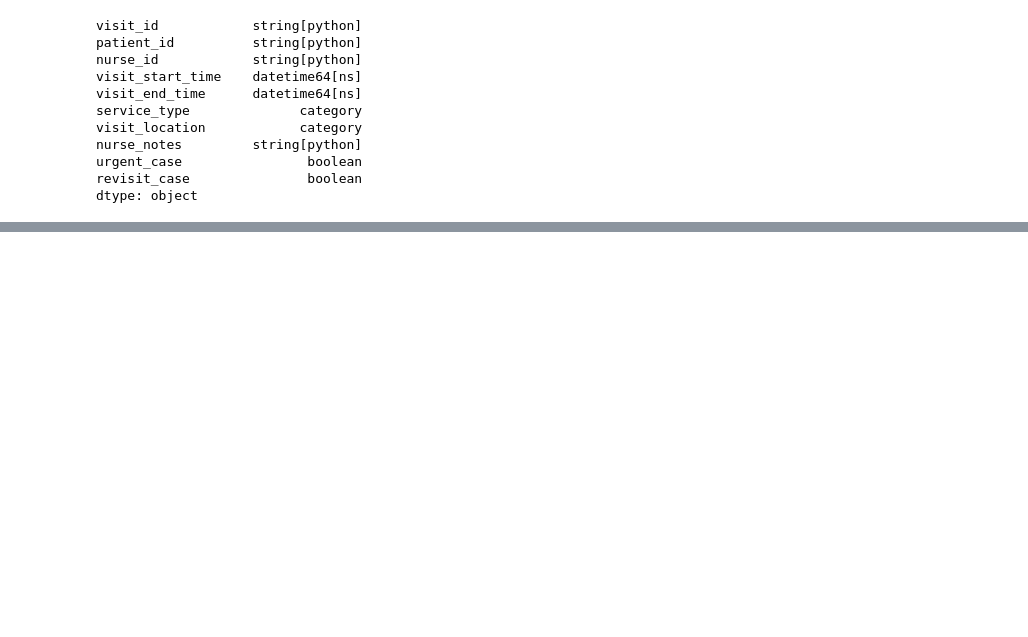
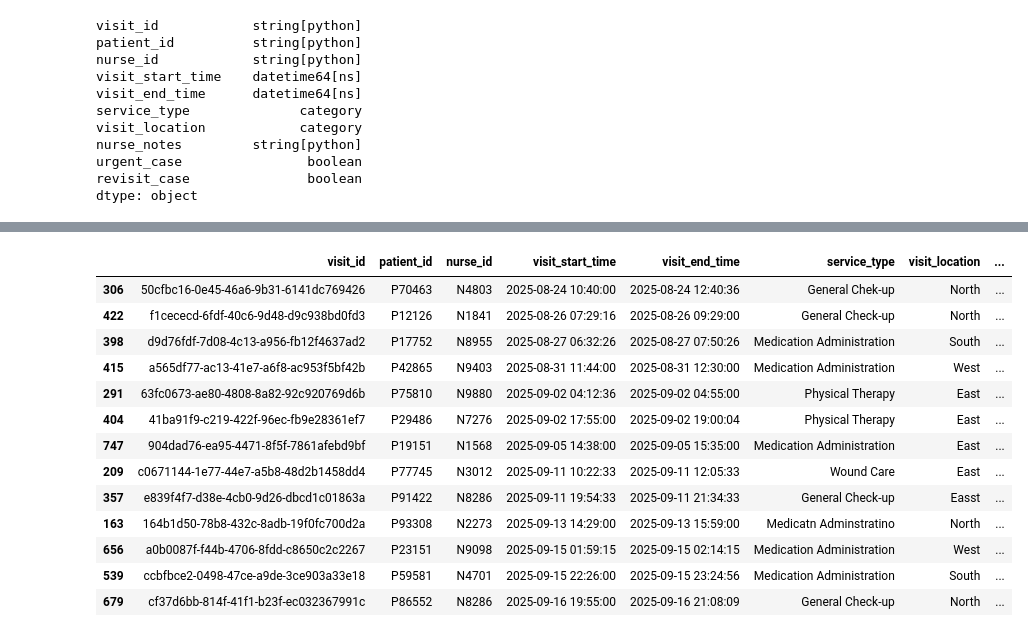
Before and after one commit to tawanwetaya-debug/speedoc_assignment, a Jupyter notebook: data_analysis.ipynb, the cells around one changed output, grey strips where cells are left out. Drawn from its saved outputs; the diff is of its cells as text; code cells hidden in the pictures; blank space fills up the shorter version.

```diff
--- a/data_analysis.ipynb
+++ b/data_analysis.ipynb
@@ -231,0 +266,25 @@ dtype: object
+# %%
+# keep urgent_case that are greater than 120 minutes but drop the non-urgent cases that are greater than 120 minutes
+df = df[~((df['visit_duration_minutes'] > 120) & (df['urgent_case'] == False))]
+# %%
+# given answer from the responded, assume that the travel duration is 15 minutes at the beginning of the day and the rest will calculate the travel distance minute from the last visit date
+
+# sort value by nurse_id and visit_start_time
+
+df = df.sort_values(["nurse_id", "visit_start_time"])
+
+df["prev_visit_end_time"] = df.groupby("nurse_id")["visit_end_time"].shift(1)
+
+same_day = (
+    df["visit_start_time"].dt.date ==
+    df["prev_visit_end_time"].dt.date
+)
+
+df["travel_duration_min"] = (
+    (df["visit_start_time"] - df["prev_visit_end_time"])
+    .dt.total_seconds() / 60
+)
+
+df.loc[~same_day, "travel_duration_min"] = None
+
+df.head()
@@ -231,0 +314,18 @@ dtype: object
+# %%
+# have multiple negative travel duration minutes which is not possible, so the nurse might have made a mistake in the visit_end_time column for those visits, so we will replace those negative travel duration minutes with 15 minutes
+df[df['travel_duration_min'] < 0].sort_values(["visit_start_time"])
+# %% [output]
+|  | visit_id | patient_id | nurse_id | visit_start_time | visit_end_time | service_type | visit_location | ... |
+| 306 | 50cfbc16-0e45-46a6-9b31-6141dc769426 | P70463 | N4803 | 2025-08-24 10:40:00 | 2025-08-24 12:40:36 | General Chek-up | North | ... |
+| 422 | f1cececd-6fdf-40c6-9d48-d9c938bd0fd3 | P12126 | N1841 | 2025-08-26 07:29:16 | 2025-08-26 09:29:00 | General Check-up | North | ... |
+| 398 | d9d76fdf-7d08-4c13-a956-fb12f4637ad2 | P17752 | N8955 | 2025-08-27 06:32:26 | 2025-08-27 07:50:26 | Medication Administration | South | ... |
+| 415 | a565df77-ac13-41e7-a6f8-ac953f5bf42b | P42865 | N9403 | 2025-08-31 11:44:00 | 2025-08-31 12:30:00 | Medication Administration | West | ... |
+| 291 | 63fc0673-ae80-4808-8a82-92c920769d6b | P75810 | N9880 | 2025-09-02 04:12:36 | 2025-09-02 04:55:00 | Physical Therapy | East | ... |
+| 404 | 41ba91f9-c219-422f-96ec-fb9e28361ef7 | P29486 | N7276 | 2025-09-02 17:55:00 | 2025-09-02 19:00:04 | Physical Therapy | East | ... |
+| 747 | 904dad76-ea95-4471-8f5f-7861afebd9bf | P19151 | N1568 | 2025-09-05 14:38:00 | 2025-09-05 15:35:00 | Medication Administration | East | ... |
+| 209 | c0671144-1e77-44e7-a5b8-48d2b1458dd4 | P77745 | N3012 | 2025-09-11 10:22:33 | 2025-09-11 12:05:33 | Wound Care | East | ... |
+| 357 | e839f4f7-d38e-4cb0-9d26-dbcd1c01863a | P91422 | N8286 | 2025-09-11 19:54:33 | 2025-09-11 21:34:33 | General Check-up | Easst | ... |
+| 163 | 164b1d50-78b8-432c-8adb-19f0fc700d2a | P93308 | N2273 | 2025-09-13 14:29:00 | 2025-09-13 15:59:00 | Medicatn Adminstratino | North | ... |
+| 656 | a0b0087f-f44b-4706-8fdd-c8650c2c2267 | P23151 | N9098 | 2025-09-15 01:59:15 | 2025-09-15 02:14:15 | Medication Administration | West | ... |
+| 539 | ccbfbce2-0498-47ce-a9de-3ce903a33e18 | P59581 | N4701 | 2025-09-15 22:26:00 | 2025-09-15 23:24:56 | Medication Administration | South | ... |
+| 679 | cf37d6bb-814f-41f1-b23f-ec032367991c | P86552 | N8286 | 2025-09-16 19:55:00 | 2025-09-16 21:08:09 | General Check-up | North | ... |
```
Also changed, not shown: parts of 16 cells of this notebook.
